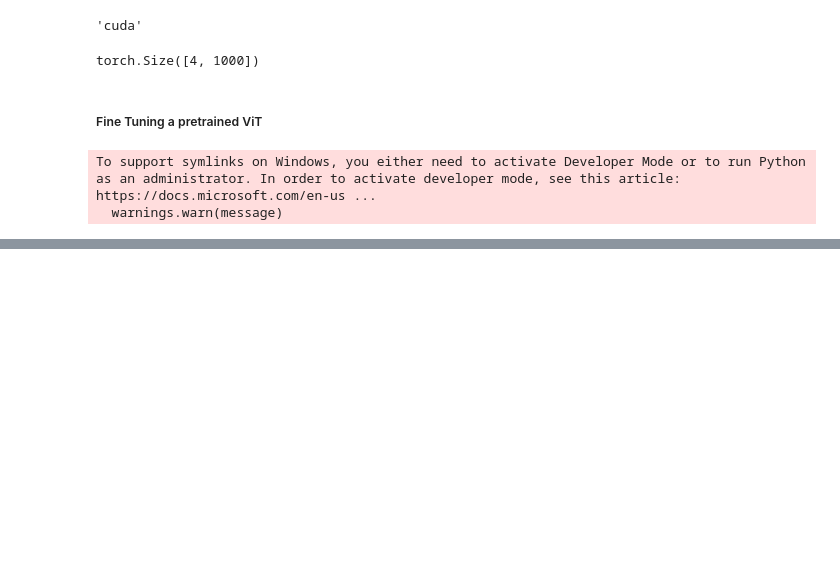
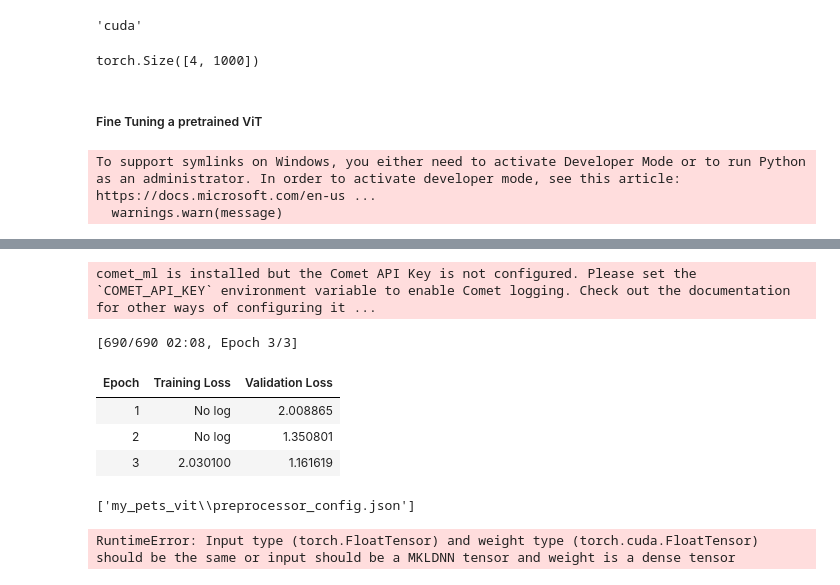
Before and after one commit to Portia-dot/VisionAndMultimodalTransformers, a Jupyter notebook: ViT.ipynb, the cells around one changed output, grey strips where cells are left out. Drawn from its saved outputs; the diff is of its cells as text; code cells hidden in the pictures; blank space fills up the shorter version.

```diff
--- a/ViT.ipynb
+++ b/ViT.ipynb
@@ -89,0 +163,26 @@ To support symlinks on Windows, you either need to activate Developer Mode or to
+# %%
+def vit_collate_fn(batch):
+    images = [example['image'] for example in batch]
+    labels = [example['label'] for example in batch]
+    inputs = vit_processor(images, return_tensors="pt", do_convert_rgb = True)
+    inputs['labels'] = torch.tensor(labels)
+    return inputs
+# %%
+from transformers import Trainer, TrainingArguments
+
+args = TrainingArguments(
+    'my_pets_vit', per_device_train_batch_size= 16, per_device_eval_batch_size= 16,eval_strategy='epoch', num_train_epochs=3, remove_unused_columns=False
+)
+trainer = Trainer(model = vit_model, args=args, data_collator= vit_collate_fn, train_dataset= pets['train'], eval_dataset= pets['test'])
+train_output = Trainer.train(self= trainer)
+# %% [output]
+comet_ml is installed but the Comet API Key is not configured. Please set the `COMET_API_KEY` environment variable to enable Comet logging. Check out the documentation for other ways of configuring it ...
+[690/690 02:08, Epoch 3/3]
+| Epoch | Training Loss | Validation Loss |
+| 1 | No log | 2.008865 |
+| 2 | No log | 1.350801 |
+| 3 | 2.030100 | 1.161619 |
+# %%
+vit_processor.save_pretrained("my_pets_vit")
+# %% [output]
+['my_pets_vit\\preprocessor_config.json']
@@ -89,0 +208,9 @@ To support symlinks on Windows, you either need to activate Developer Mode or to
+# %%
+
+labels = pets['train'].features['label'].names
+img_path = 'img.png'
+label, conf = predict_pet(img_path, vit_model, processor_pred, labels)
+
+print(f"Prediction: {label} ({conf*100:.2f}% confidence)")
+# %% [output]
+RuntimeError: Input type (torch.FloatTensor) and weight type (torch.cuda.FloatTensor) should be the same or input should be a MKLDNN tensor and weight is a dense tensor
```
Also changed, not shown: parts of 7 cells of this notebook.
